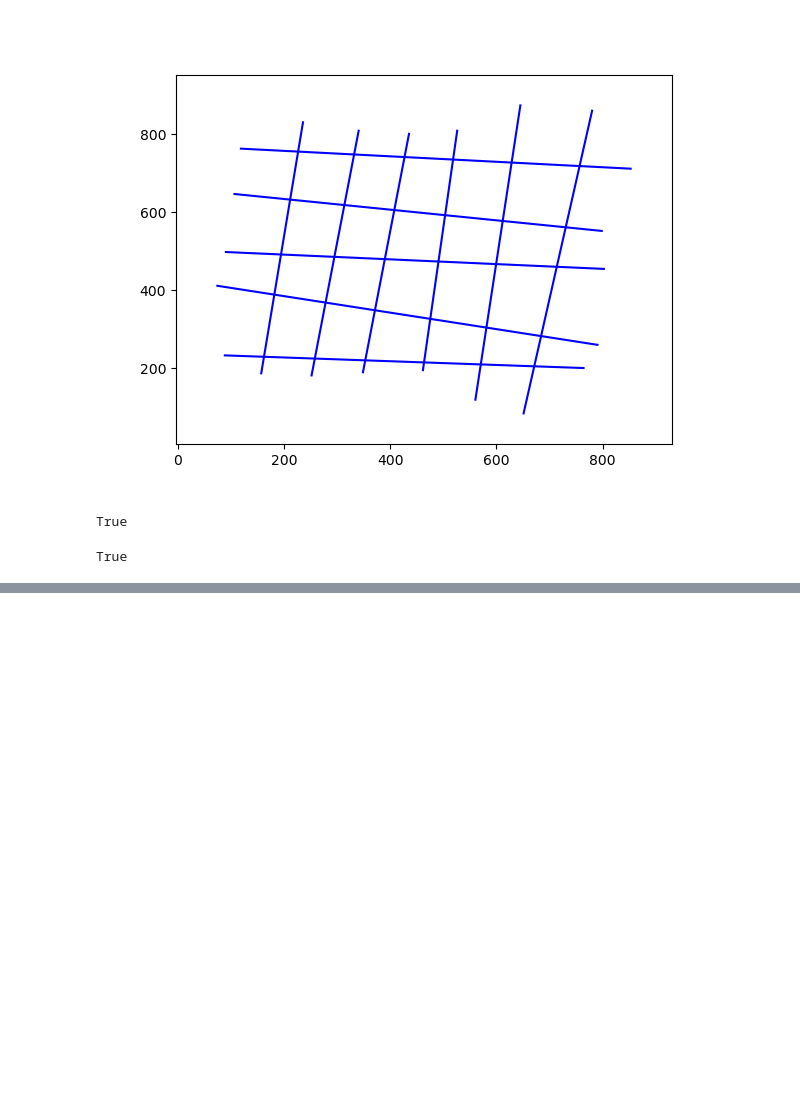
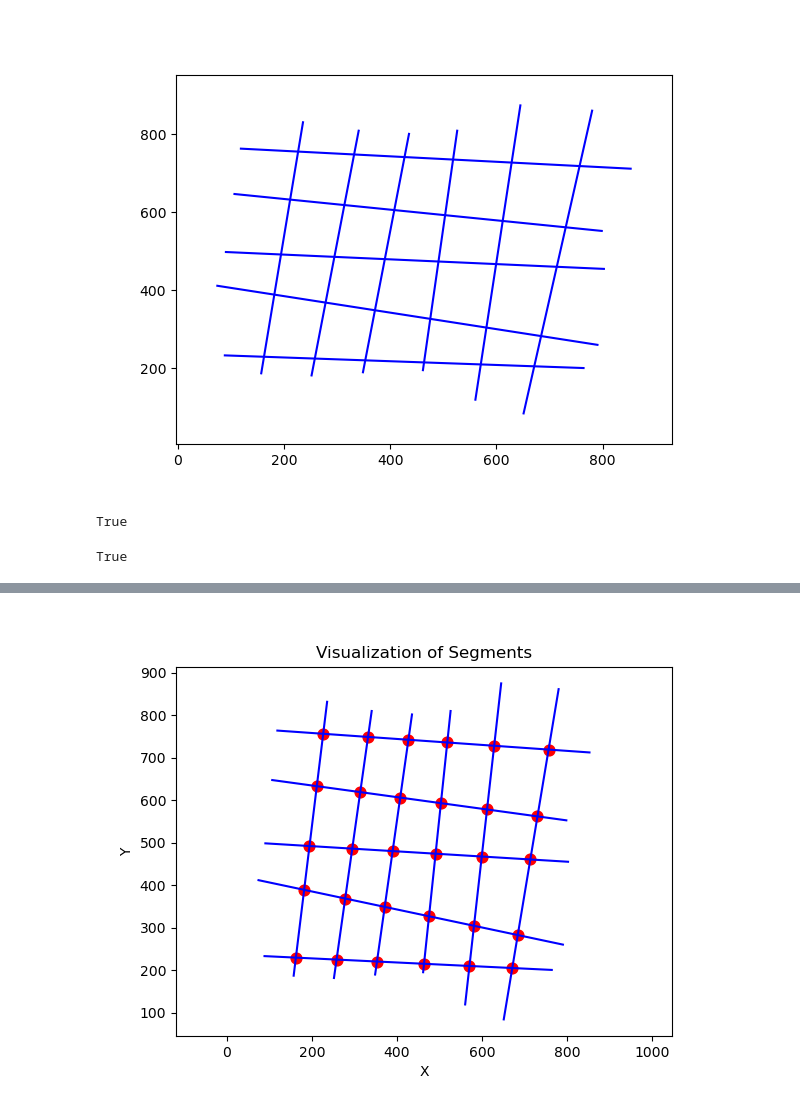
Before and after one commit to pkacprzak5/geometric-algotrihtms, a Jupyter notebook: lab4/kacprzak_kod_4.ipynb, the cells around one changed output, grey strips where cells are left out. Saved outputs shown, nothing was run; the diff lists cells and outputs as text; code cells hidden in the pictures; blank space fills up the shorter version.

```diff
--- a/lab4/kacprzak_kod_4.ipynb
+++ b/lab4/kacprzak_kod_4.ipynb
@@ -335,7 +335,7 @@ def find_intersections(sections, eps=1e-12):
         if idx == 0 and len(T) > 1:
             p = get_intersection_point(sec, T[idx+1])
             if p:
-                Q.put((p[0], (sec, T[idx-1]), "I"))
+                Q.put((p[0], (sec, T[idx+1]), "I"))
         elif idx == len(T)-1:
             p = get_intersection_point(sec, T[idx-1])
             if p:
@@ -343,7 +343,7 @@ def find_intersections(sections, eps=1e-12):
         else:
             p = get_intersection_point(sec, T[idx+1])
             if p:
-                Q.put((p[0], (sec, T[idx-1]), "I"))
+                Q.put((p[0], (sec, T[idx+1]), "I"))
             p = get_intersection_point(sec, T[idx-1])
             if p:
                 Q.put((p[0], (sec, T[idx-1]), "I"))
@@ -364,7 +364,7 @@ def find_intersections(sections, eps=1e-12):
             if idx == 0 and len(T) > 1:
                 p = get_intersection_point(sec, T[idx+1])
                 if p and p[0] > point+eps:
-                    Q.put((p[0], (sec, T[idx-1]), "I"))
+                    Q.put((p[0], (sec, T[idx+1]), "I"))
             elif idx == len(T)-1:
                 p = get_intersection_point(sec, T[idx-1])
                 if p and p[0] > point+eps:
@@ -372,12 +372,10 @@ def find_intersections(sections, eps=1e-12):
             else:
                 p = get_intersection_point(sec, T[idx+1])
                 if p and p[0] > point+eps:
-                    Q.put((p[0], (sec, T[idx-1]), "I"))
+                    Q.put((p[0], (sec, T[idx+1]), "I"))
                 p = get_intersection_point(sec, T[idx-1])
                 if p and p[0] > point+eps:
                     Q.put((p[0], (sec, T[idx-1]), "I"))
-
-
 
     while not Q.empty():
         point, sec, event = Q.get()
@@ -392,13 +390,17 @@ def find_intersections(sections, eps=1e-12):
                     Q.put((p[0], (T[idx], T[idx-1]), "I"))
         else:
             intersection(point, sec)
-            result.add((sec[0].idx, sec[1].idx))
+            s1 = min(sec[0].idx, sec[1].idx)
+            s2 = max(sec[0].idx, sec[1].idx)
+            result.add((s1, s2))
 
     for i, j in result:
-        intersections.append((get_intersection_point(Section(section[i], i), Section(section[j], j)), i, j))
+        intersections.append((get_intersection_point(Section(sections[i], i), Section(sections[j], j)), i, j))
 
-    return intersections, len(result)
+    return intersections
 # %%
-# section = [((1, 1), (2, 2)), ((1, 0), (2, 8))]
-find_intersections(section)
+sections = [((1, 1), (3, 2)), ((1, 0), (2, 8))]
+# sections = [((1, 5), (10, 0)), ((1, 1), (10, 5)), ((6, 0), (7, 5)), ((7, 0), (8, 9))]
+res = find_intersections(section)
+res
 # %% [output]
@@ -551,0 +557,21 @@ find_intersections_with_visualisation(section)
+# %%
+def draw_segments(segments, points, colors=None):
+    if colors is None:
+        colors = ['blue'] * len(segments)  # Domyślny kolor to niebieski
+
+    plt.cla()
+    for i, ((x1, y1), (x2, y2)) in enumerate(segments):
+        plt.plot([x1, x2], [y1, y2], color='blue')
+
+    for (x, i, j) in points:
+        plt.scatter(x[0], x[1], color='red', s=60)
+
+    plt.xlabel("X")
+    plt.ylabel("Y")
+    plt.title("Visualization of Segments")
+    plt.axis("equal")  # Jednostki osi X i Y takie same
+    plt.show()
+# %%
+draw_segments(section, res)
+# %% [output]
+[figure, added]
```
Also changed, not shown: parts of 3 cells of this notebook, 4 other files.
